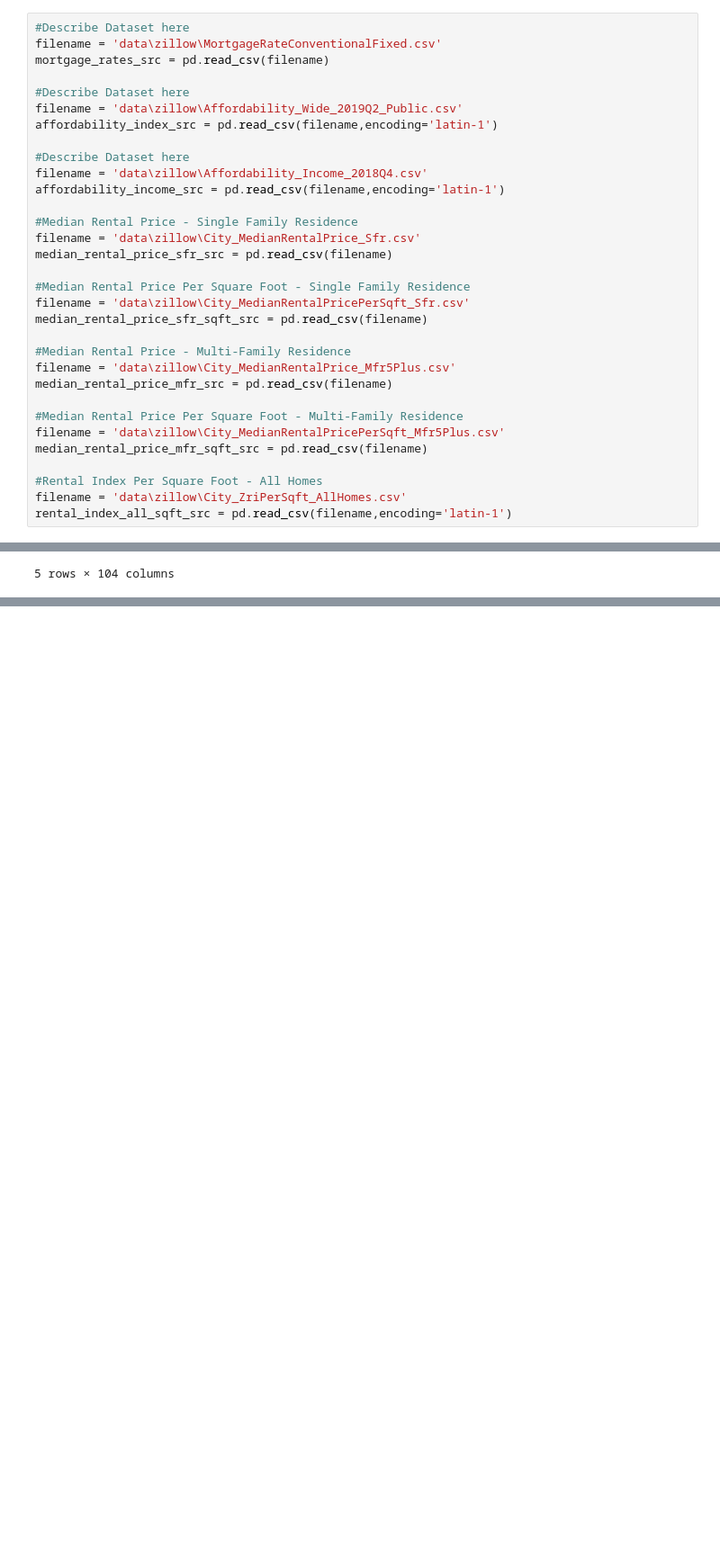
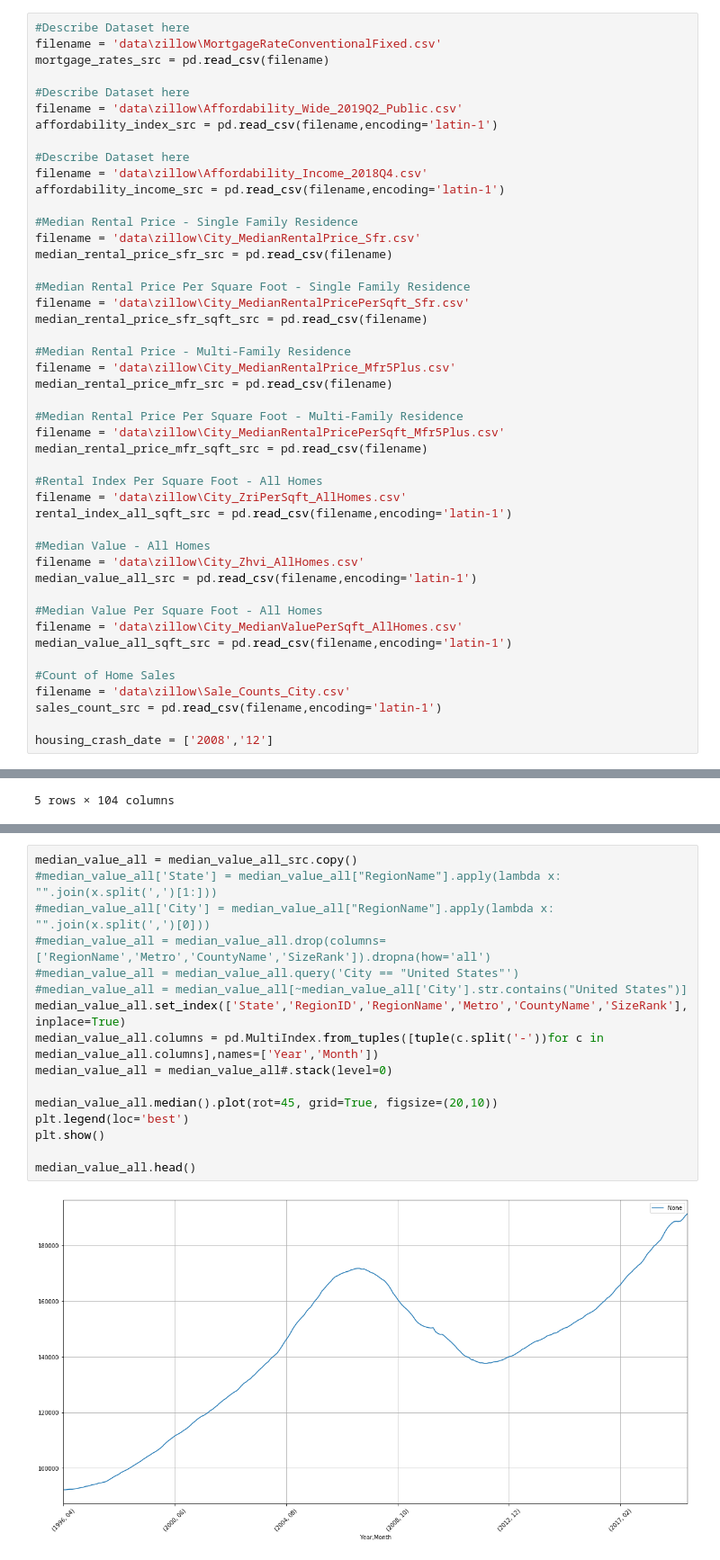
Before and after one commit to JosueGar/team_project_1, a Jupyter notebook: Randall_scratchpad.ipynb, the cells around one changed output, grey strips where cells are left out. Shown at 90% size. Drawn from its saved outputs; the diff is of its cells as text; blank space fills up the shorter version.

```diff
--- a/Randall_scratchpad.ipynb
+++ b/Randall_scratchpad.ipynb
@@ -35,6 +36,20 @@ median_rental_price_mfr_sqft_src = pd.read_csv(filename)
 #Rental Index Per Square Foot - All Homes
 filename = 'data\zillow\City_ZriPerSqft_AllHomes.csv'
 rental_index_all_sqft_src = pd.read_csv(filename,encoding='latin-1')
+
+#Median Value - All Homes
+filename = 'data\zillow\City_Zhvi_AllHomes.csv'
+median_value_all_src = pd.read_csv(filename,encoding='latin-1')
+
+#Median Value Per Square Foot - All Homes
+filename = 'data\zillow\City_MedianValuePerSqft_AllHomes.csv'
+median_value_all_sqft_src = pd.read_csv(filename,encoding='latin-1')
+
+#Count of Home Sales
+filename = 'data\zillow\Sale_Counts_City.csv'
+sales_count_src = pd.read_csv(filename,encoding='latin-1')
+
+housing_crash_date = ['2008','12']
 # %% [markdown]
 ## Mortgage Rates - Monthly
 # %%
@@ -280,0 +298,18 @@ rental_index_all_sqft.head()
+# %%
+median_value_all = median_value_all_src.copy()
+#median_value_all['State'] = median_value_all["RegionName"].apply(lambda x: "".join(x.split(',')[1:]))
+#median_value_all['City'] = median_value_all["RegionName"].apply(lambda x: "".join(x.split(',')[0]))
+#median_value_all = median_value_all.drop(columns=['RegionName','Metro','CountyName','SizeRank']).dropna(how='all')
+#median_value_all = median_value_all.query('City == "United States"')
+#median_value_all = median_value_all[~median_value_all['City'].str.contains("United States")]
+median_value_all.set_index(['State','RegionID','RegionName','Metro','CountyName','SizeRank'],inplace=True)
+median_value_all.columns = pd.MultiIndex.from_tuples([tuple(c.split('-'))for c in median_value_all.columns],names=['Year','Month'])
+median_value_all = median_value_all#.stack(level=0)
+
+median_value_all.median().plot(rot=45, grid=True, figsize=(20,10))
+plt.legend(loc='best')
+plt.show()
+
+median_value_all.head()
+# %% [output]
+[figure, added]
```
Also changed, not shown: parts of 7 cells of this notebook.
